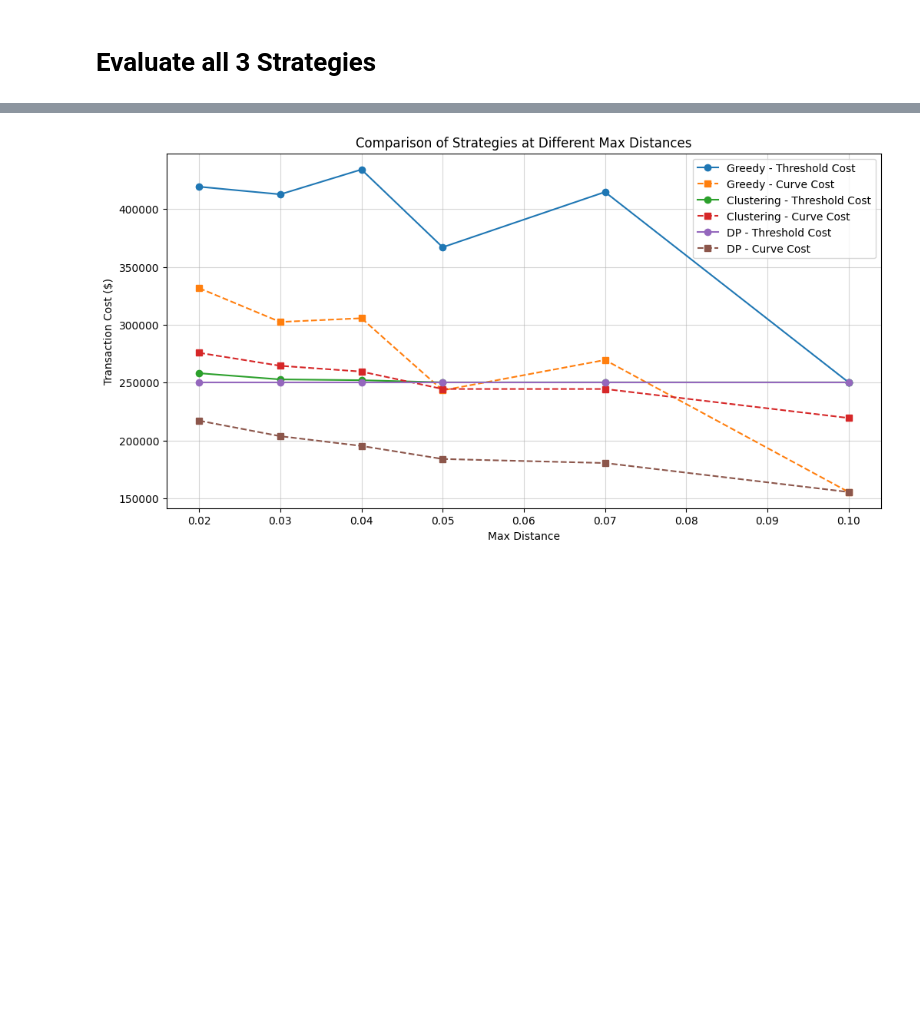
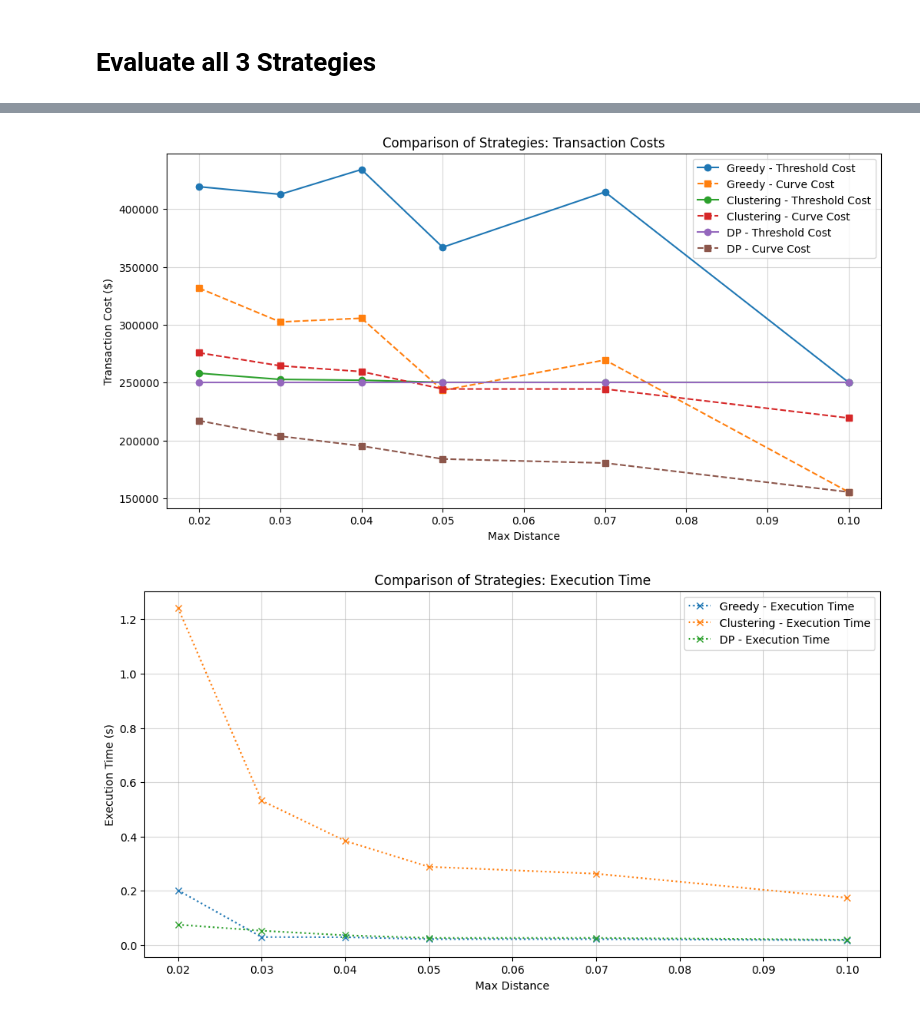
Before and after one commit to cole-le/SymetraProject, a Jupyter notebook: ColeLe_Symetra_Project.ipynb, the cells around one changed output, grey strips where cells are left out. Saved outputs shown, nothing was run; the diff lists cells and outputs as text; code cells hidden in the pictures; blank space fills up the shorter version.

```diff
--- a/ColeLe_Symetra_Project.ipynb
+++ b/ColeLe_Symetra_Project.ipynb
@@ -251,50 +308,50 @@ evaluate_dp_grouping(df, distance_values)
 # %% [markdown]
 # **Evaluate all 3 Strategies**
 # %%
-# Step 8: Evaluate and Compare Strategies
+# Step 9: Evaluate and Compare Strategies with Execution Time
 def evaluate_strategies(data, distances):
     results = []
     for dist in distances:
-        # Greedy Grouping Evaluation
-        greedy_groups = greedy_grouping(data, dist)
-        total_cost_threshold_greedy = sum(threshold_cost(group['notional'].sum()) for group in greedy_groups)
-        total_cost_curve_greedy = sum(curve_cost(group['notional'].sum()) for group in greedy_groups)
+        for strategy, func in [('Greedy', greedy_grouping), ('Clustering', clustering_grouping), ('DP', dp_grouping)]:
+            start_time = time.time()
+            groups = func(data, dist) if strategy != 'Clustering' else func(data, max(1, len(groups) // 2))
+            exec_time = time.time() - start_time
+            total_cost_threshold = sum(threshold_cost(group['notional'].sum()) for group in groups)
+            total_cost_curve = sum(curve_cost(group['notional'].sum()) for group in groups)
+            results.append((dist, strategy, total_cost_threshold, total_cost_curve, exec_time))
 
-        # K-Means Clustering Evaluation
-        num_clusters = max(1, len(greedy_groups) // 2)
-        clustered_groups = clustering_grouping(data, num_clusters)
-        total_cost_threshold_cluster = sum(threshold_cost(group['notional'].sum()) for group in clustered_groups)
-        total_cost_curve_cluster = sum(curve_cost(group['notional'].sum()) for group in clustered_groups)
-
-        # DP Grouping Evaluation
-        dp_groups = dp_grouping(data, dist)
-        total_cost_threshold_dp = sum(threshold_cost(group['notional'].sum()) for group in dp_groups)
-        total_cost_curve_dp = sum(curve_cost(group['notional'].sum()) for group in dp_groups)
-
-        results.append((dist, 'Greedy', total_cost_threshold_greedy, total_cost_curve_greedy))
-        results.append((dist, 'Clustering', total_cost_threshold_cluster, total_cost_curve_cluster))
-        results.append((dist, 'DP', total_cost_threshold_dp, total_cost_curve_dp))
-
-    results_df = pd.DataFrame(results, columns=['Max Distance', 'Strategy', 'Threshold Cost', 'Curve Cost'])
+    results_df = pd.DataFrame(results, columns=['Max Distance', 'Strategy', 'Threshold Cost', 'Curve Cost', 'Execution Time'])
     print(results_df)
     return results_df
 
-# Step 9: Generate Graphs for Cost Comparisons
-def plot_strategy_comparison(results_df):
+# Step 10: Generate Separate Graphs for Cost and Execution Time
+def plot_cost_comparison(results_df):
     plt.figure(figsize=(12, 6))
     for strategy in results_df['Strategy'].unique():
         subset = results_df[results_df['Strategy'] == strategy]
         plt.plot(subset['Max Distance'], subset['Threshold Cost'], marker='o', label=f'{strategy} - Threshold Cost')
         plt.plot(subset['Max Distance'], subset['Curve Cost'], marker='s', linestyle='dashed', label=f'{strategy} - Curve Cost')
-
     plt.xlabel('Max Distance')
     plt.ylabel('Transaction Cost ($)')
-    plt.title('Comparison of Strategies at Different Max Distances')
+    plt.title('Comparison of Strategies: Transaction Costs')
+    plt.legend()
+    plt.grid(alpha=0.5)
+    plt.show()
+
+def plot_execution_time(results_df):
+    plt.figure(figsize=(12, 6))
+    for strategy in results_df['Strategy'].unique():
+        subset = results_df[results_df['Strategy'] == strategy]
+        plt.plot(subset['Max Distance'], subset['Execution Time'], marker='x', linestyle='dotted', label=f'{strategy} - Execution Time')
+    plt.xlabel('Max Distance')
+    plt.ylabel('Execution Time (s)')
+    plt.title('Comparison of Strategies: Execution Time')
     plt.legend()
     plt.grid(alpha=0.5)
     plt.show()
 
 distance_values = [0.02, 0.03, 0.04, 0.05, 0.07, 0.1]
 results_df = evaluate_strategies(df, distance_values)
-plot_strategy_comparison(results_df)
+plot_cost_comparison(results_df)
+plot_execution_time(results_df)
 # %% [output]
@@ -320,2 +377,3 @@ plot_strategy_comparison(results_df)
-[figure, old version]
+[figure, new version]
+[figure, added]
 # %% [markdown]
```
Also changed, not shown: parts of 7 cells of this notebook.
